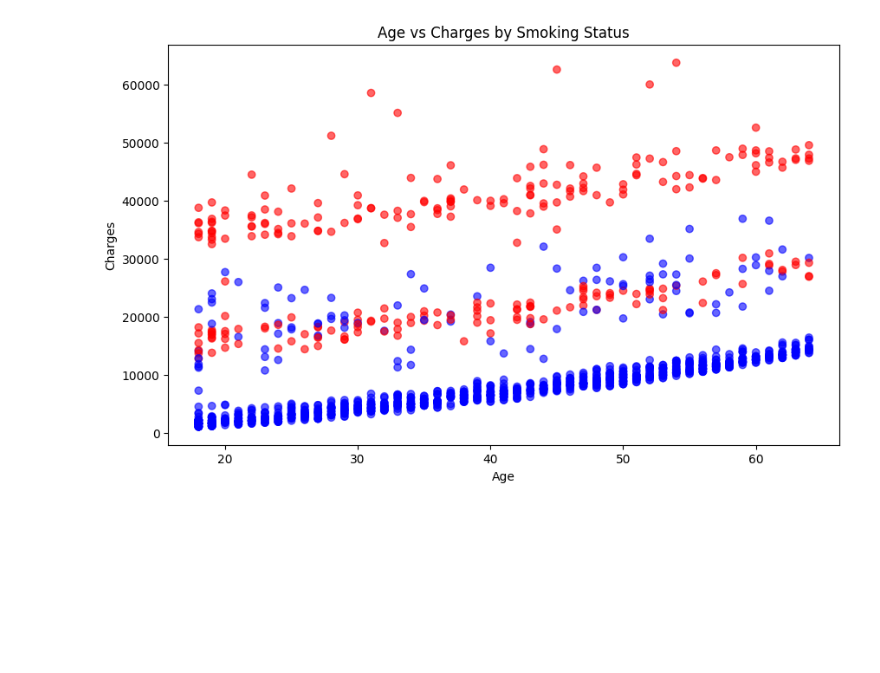
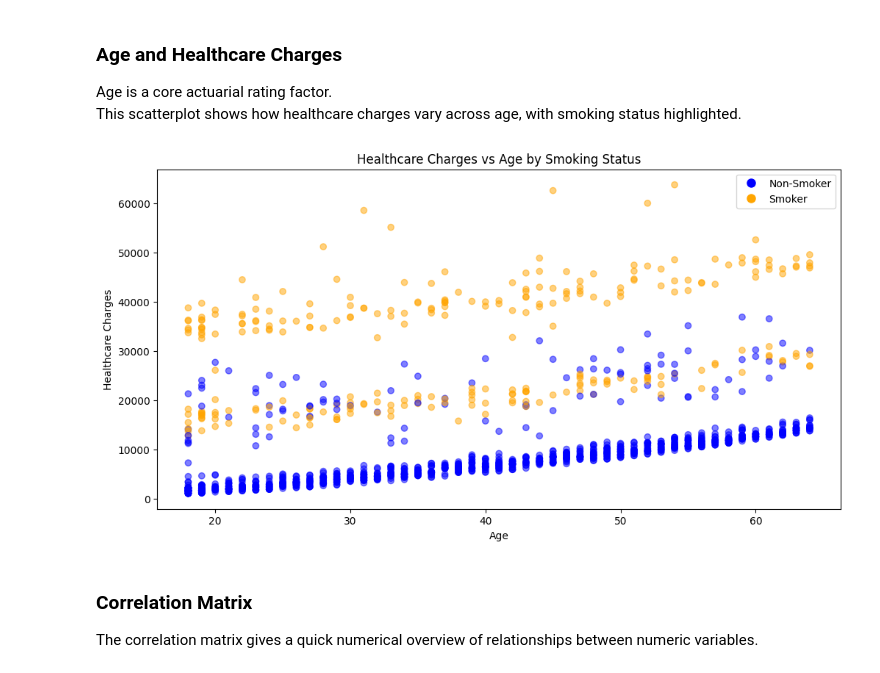
Before and after one commit to zhenjie14/Healthcare-cost-risk-model, a Jupyter notebook: notebooks/eda.ipynb, the cells around one changed output. Drawn from its saved outputs; the diff is of its cells as text; code cells hidden in the pictures; blank space fills up the shorter version.

```diff
--- a/notebooks/eda.ipynb
+++ b/notebooks/eda.ipynb
@@ -51,8 +86 @@ charges     0
 dtype: int64
-# %%
-df["charges"] = df["charges"].round(2)
-
-df["predicted_charges"] = (
-    df["predicted_charges"]
-    .round(2)
-)
@@ -124,17 +193,48 @@ plt.show()
+# %% [markdown]
+### Age and Healthcare Charges
+
+Age is a core actuarial rating factor.
+This scatterplot shows how healthcare charges vary across age, with smoking status highlighted.
 # %%
-colors = df["smoker"].map({"yes": "red", "no": "blue"})
+colors = df["smoker"].map({
+    "no": "blue",
+    "yes": "orange"
+})
 
-plt.figure(figsize=(10,6))
+plt.figure(figsize=(12, 6))
 
-plt.scatter(df["age"], df["charges"], c=colors, alpha=0.6)
+plt.scatter(
+    df["age"],
+    df["charges"],
+    c=colors,
+    alpha=0.5
+)
 
+plt.title("Healthcare Charges vs Age by Smoking Status")
 plt.xlabel("Age")
-plt.ylabel("Charges")
-plt.title("Age vs Charges by Smoking Status")
+plt.ylabel("Healthcare Charges")
+
+plt.legend(
+    handles=[
+        plt.Line2D([0], [0], marker="o", color="w",
+                   markerfacecolor="blue", label="Non-Smoker", markersize=10),
+        plt.Line2D([0], [0], marker="o", color="w",
+                   markerfacecolor="orange", label="Smoker", markersize=10)
+    ]
+)
+
+plt.savefig(
+    "../visuals/charges_vs_age_smoking.png",
+    bbox_inches="tight"
+)
 
 plt.show()
 # %% [output]
-[figure, old version]
+[figure, new version]
+# %% [markdown]
+### Correlation Matrix
+
+The correlation matrix gives a quick numerical overview of relationships between numeric variables.
 # %%
 df.corr(numeric_only=True)
 # %% [output]
```
Also changed, not shown: parts of 62 cells of this notebook, 3 other files.
